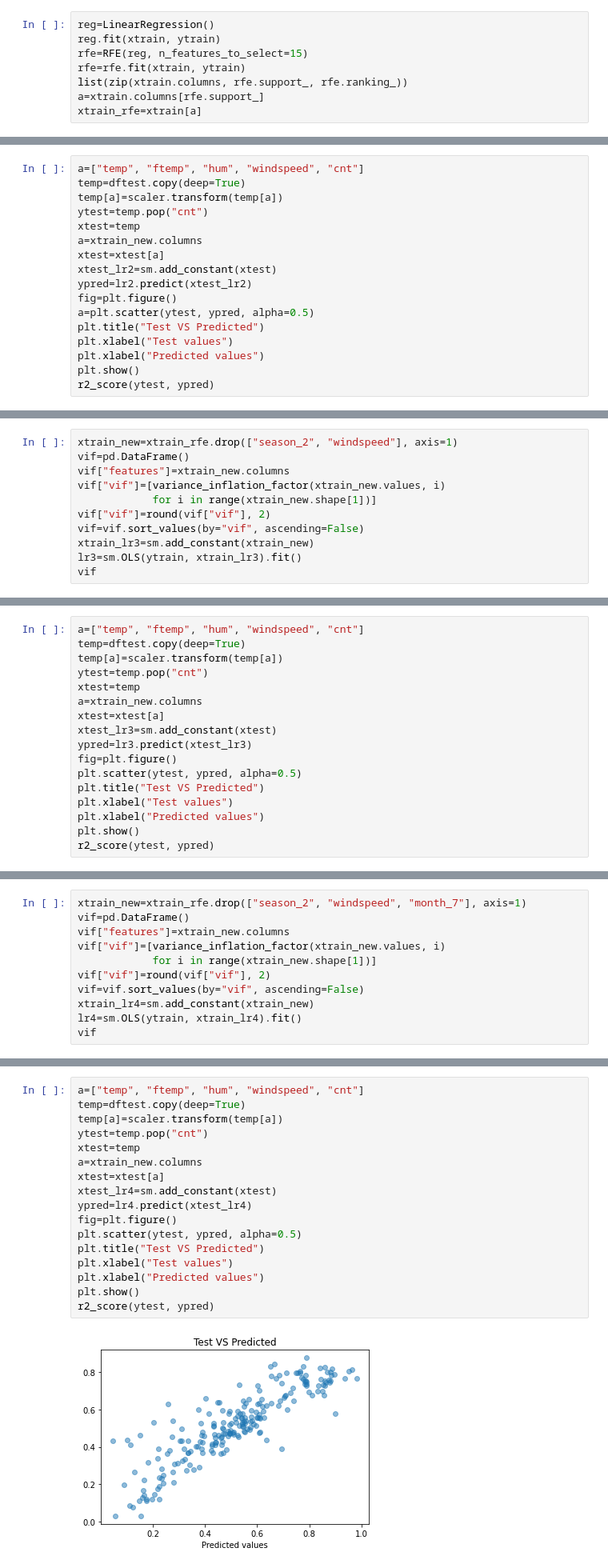
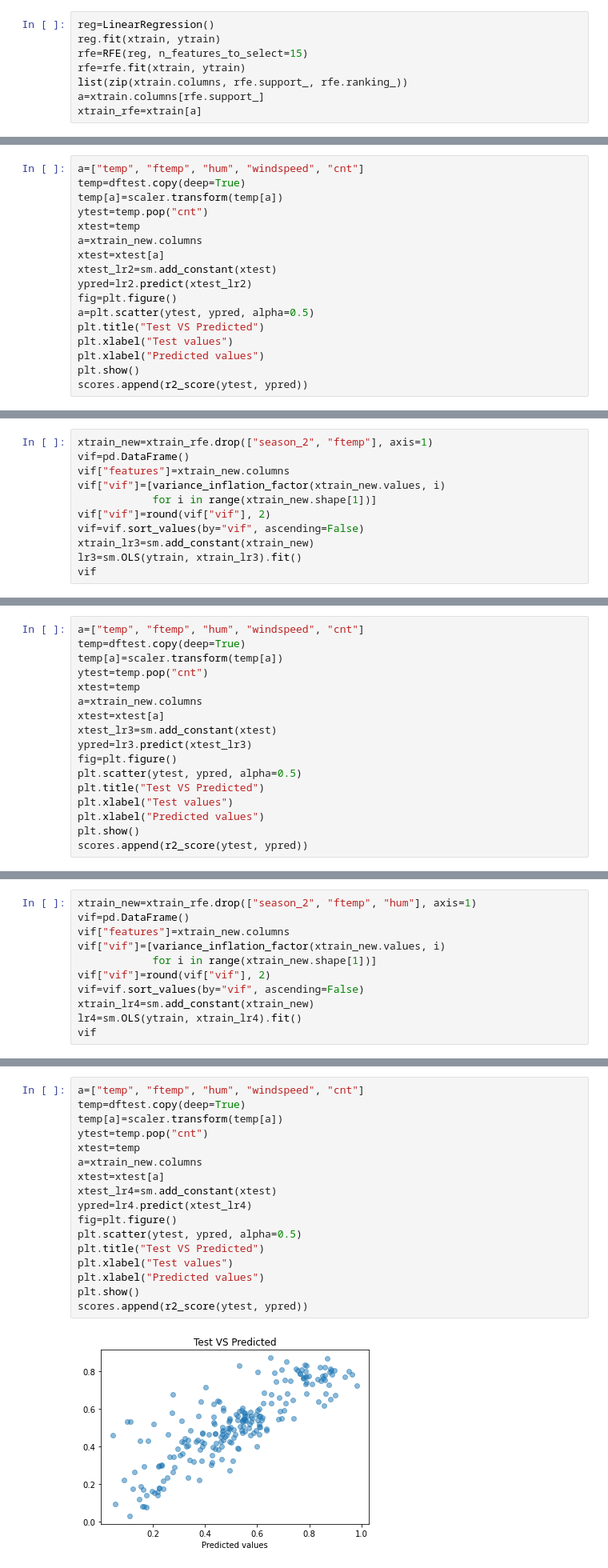
Before and after one commit to gkosmaras/Project_3, a Jupyter notebook: regression.ipynb, the cells around one changed output, grey strips where cells are left out. Shown at 80% size. Saved outputs shown, nothing was run; the diff lists cells and outputs as text.

```diff
--- a/regression.ipynb
+++ b/regression.ipynb
@@ -176,5 +177,5 @@ plt.title("Test VS Predicted")
 plt.xlabel("Test values")
 plt.xlabel("Predicted values")
 plt.show()
-r2_score(ytest, ypred)
+scores.append(r2_score(ytest, ypred))
 # %% [output]
@@ -193,5 +183,5 @@ sns.distplot(res, bins=20)
 # %%
-xtrain_new=xtrain_rfe.drop(["season_2", "windspeed"], axis=1)
+xtrain_new=xtrain_rfe.drop(["season_2", "ftemp"], axis=1)
 vif=pd.DataFrame()
 vif["features"]=xtrain_new.columns
 vif["vif"]=[variance_inflation_factor(xtrain_new.values, i)
@@ -252,5 +242,5 @@ plt.title("Test VS Predicted")
 plt.xlabel("Test values")
 plt.xlabel("Predicted values")
 plt.show()
-r2_score(ytest, ypred)
+scores.append(r2_score(ytest, ypred))
 # %% [output]
@@ -259,5 +248,5 @@ r2_score(ytest, ypred)
 # %%
-xtrain_new=xtrain_rfe.drop(["season_2", "windspeed", "month_7"], axis=1)
+xtrain_new=xtrain_rfe.drop(["season_2", "ftemp", "hum"], axis=1)
 vif=pd.DataFrame()
 vif["features"]=xtrain_new.columns
 vif["vif"]=[variance_inflation_factor(xtrain_new.values, i)
@@ -304,19 +293,19 @@ strong multicollinearity or other numerical problems.
 # %%
 a=["temp", "ftemp", "hum", "windspeed", "cnt"]
 temp=dftest.copy(deep=True)
 temp[a]=scaler.transform(temp[a])
 ytest=temp.pop("cnt")
 xtest=temp
 a=xtrain_new.columns
 xtest=xtest[a]
 xtest_lr4=sm.add_constant(xtest)
 ypred=lr4.predict(xtest_lr4)
 fig=plt.figure()
 plt.scatter(ytest, ypred, alpha=0.5)
 plt.title("Test VS Predicted")
 plt.xlabel("Test values")
 plt.xlabel("Predicted values")
 plt.show()
-r2_score(ytest, ypred)
+scores.append(r2_score(ytest, ypred))
 # %% [output]
-[figure, old version]
+[figure, new version]
```
Also changed, not shown: parts of 17 cells of this notebook.
